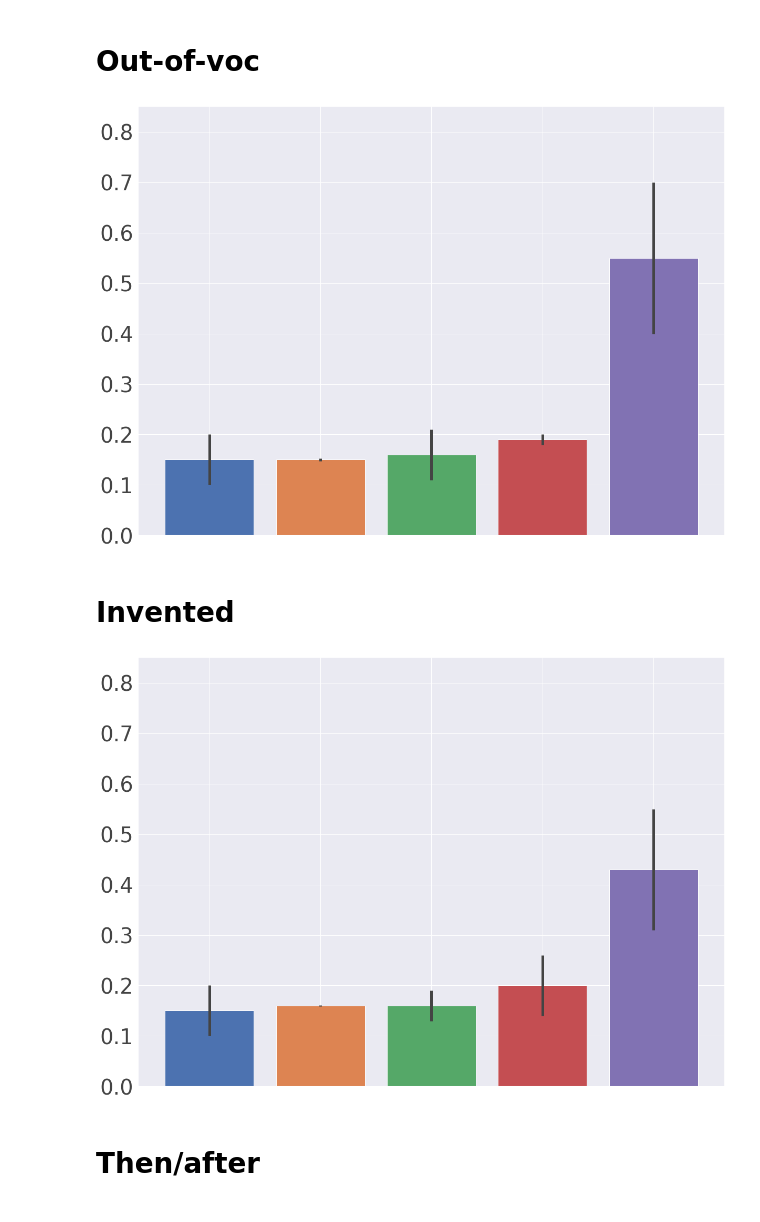
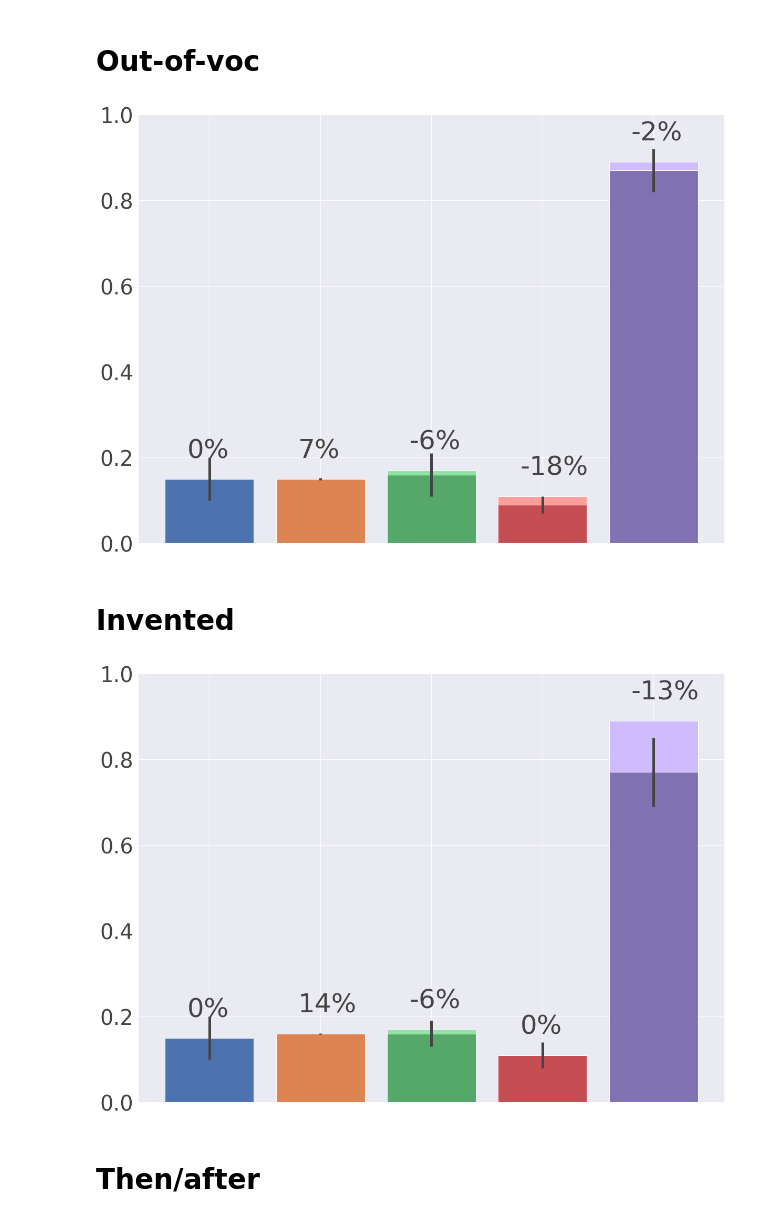
Before and after one commit to tcarta/DLP, a Jupyter notebook: notebooks/plots.ipynb, the cells around one changed output. Saved outputs shown, nothing was run; the diff lists cells and outputs as text; code cells hidden in the pictures.

```diff
--- a/notebooks/plots.ipynb
+++ b/notebooks/plots.ipynb
@@ -14,14 +14,19 @@ labels = [
     "GFlan-T5"
 ]
 colors = [sns.color_palette("deep")[i] for i in range(len(labels))]
+base_colors = [sns.color_palette("pastel")[i] for i in range(len(labels))]
 # %%
 def export_plot(name, y, errors, base=None):
+    import math
     fig, ax = plt.subplots(figsize=(20,15))
-    plt.ylim([0, 0.85])
+    plt.ylim([0, 1.0])
+    if base is not None:
+        ax.bar(labels, base, color=base_colors)
+        for idx, _b in enumerate(base):
+            text_y = max(_b, y[idx])
+            text_y = text_y - 0.05 if text_y + 0.05 > 1.0 else text_y + 0.05
+            ax.text(idx-0.2, text_y, f'{round((y[idx]-base[idx])/base[idx]*100)}%', fontsize=50, color="#444444") #, c=colors[idx])
     ax.bar(labels, y, yerr=errors, color=colors, error_kw=dict(ecolor="#444444", elinewidth=5))
-    if base is not None:
-        for idx, _b in enumerate(base):
-            ax.plot(idx, _b, 'D', markersize=30, color="#444444") #, c=colors[idx])
     sns.despine()
     plt.yticks(fontsize=40, color="#444444")
     plt.tick_params(
@@ -59,41 +82,57 @@ y = [
     0.15,
     0.15,
     0.16,
-    0.19,
-    0.55
+    0.09,
+    0.87
+]
+
+base = [
+    0.15,
+    0.14,
+    0.17,
+    0.11,
+    0.89
 ]
 
 errors = [
     0.05,
     0.003,
     0.05,
-    0.01,
-    0.15
+    0.02,
+    0.05
 ]
-export_plot("plots/out-of-voc", y, errors)
+export_plot("plots/out-of-voc", y, errors, base)
 # %% [output]
-[figure, old version]
+[figure, new version]
 # %% [markdown]
 # Invented
 # %%
 y = [
     0.15,
     0.16,
     0.16,
-    0.2,
-    0.43
+    0.11,
+    0.77
+]
+
+base = [
+    0.15,
+    0.14,
+    0.17,
+    0.11,
+    0.89
 ]
 
 errors = [
     0.05,
     0.001,
     0.03,
-    0.06,
-    0.12
+    0.03,
+    0.08
 ]
-export_plot("plots/invented", y, errors)
+export_plot("plots/invented", y, errors, base)
 # %% [output]
-[figure, old version]
+[figure, new version]
 # %% [markdown]
 # Then/after
 # %%
```
Also changed, not shown: parts of 7 cells of this notebook.
